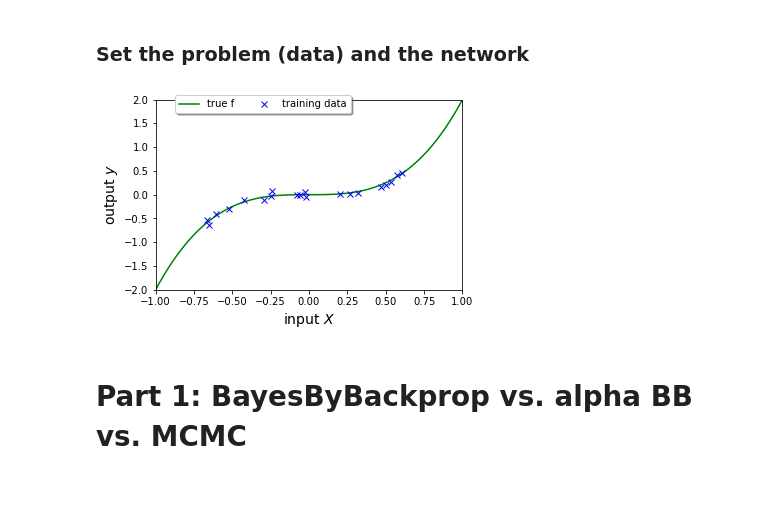
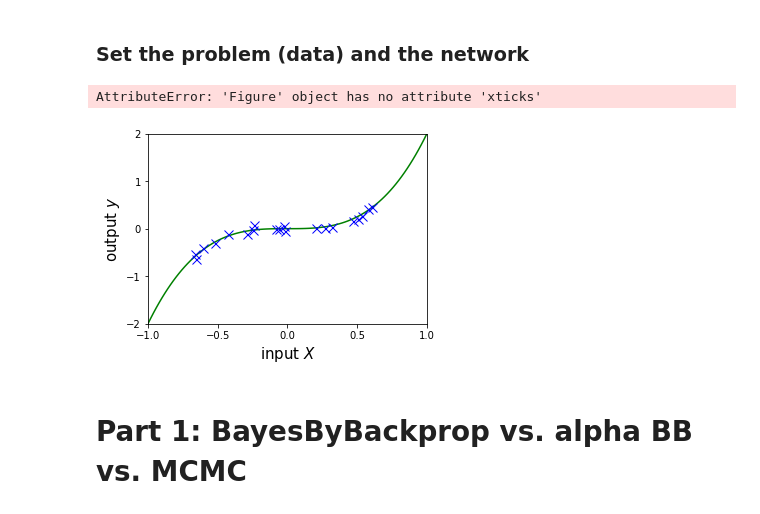
Before and after one commit to AudOlivier/UQ_in_ML, a Jupyter notebook: Cubic_VI.ipynb, the cells around one changed output. Saved outputs shown, nothing was run; the diff lists cells and outputs as text; code cells hidden in the pictures.

Commit message:
Changes to figures for paper

```diff
--- a/Cubic_VI.ipynb
+++ b/Cubic_VI.ipynb
@@ -15,15 +13,16 @@ Using TensorFlow backend.
 # %% [markdown]
 ### Some plotting functions
 # %%
-fontsize = 14
+fontsize = 15
 ylim = (-2, 2); xlim = (-1., 1.)
 set_axis_limits = lambda x: (x.set_ylim(ylim) and x.set_xlim(xlim))
 set_labels = lambda x: (x.set_xlabel(r'input $X$', fontsize=fontsize) and x.set_ylabel(
     r'output $y$', fontsize=fontsize))
 set_yticks = lambda x: x.set_yticks([-2., -1., 0, 1., 2.])
-set_stuff = lambda x: set_labels(x) and set_axis_limits(x) and set_yticks(x)
-kwargs_true_f = {'color': 'green', 'linestyle': '-', 'label': 'true f'}
-kwargs_data = {'color': 'blue', 'linestyle': 'none', 'marker': 'x', 'label': 'training data'}
+set_xticks = lambda x: x.set_xticks([-1., -0.5, 0., 0.5, 1.])
+set_stuff = lambda x: (set_labels(x) and set_axis_limits(x) and set_yticks(x) and set_xticks(x)
+                       and plt.xticks(fontsize=13) and plt.yticks(fontsize=13))
+kwargs_data = {'color': 'blue', 'linestyle': 'none', 'marker': 'x', 'markersize': 9, 'label': 'training data'}
 colors_layers = ['green', 'blue', 'red', 'orange']
 markers_layers = ['o', '+', 'x', 'd', 's', '+']
 # look at uncertainty in terms of std. dev. or 95% interval?
@@ -54,7 +53,7 @@ def plot_convergence_VI(weights_mean, weights_std, weights_to_track):
 def plot_VI_mask(VI_mean, VI_std, fig=None, ax=None):
     from scipy.stats import norm
     if ax is None:
-        fig, ax = plt.subplots(figsize=(18,3.5), ncols=len(VI_mean))
+        fig, ax = plt.subplots(figsize=(18, 3.5), ncols=len(VI_mean))
     for i, (mu, sig) in enumerate(zip(VI_mean, VI_std)):
         for m, s in zip(mu.reshape((-1,)), sig.reshape((-1,))):
             d = norm(loc=m, scale=s)
@@ -104,27 +103,32 @@ def plot_results_vi(reg, ns=10000, stat_to_plot='perc'):
 # %%
 var_n = 0.05 ** 2
 f = lambda x, noisy: 2 * x ** 3 + noisy*np.sqrt(var_n)*np.random.normal(size=x.shape)
 n_data = 20
 xn = np.array([-0.02519606, -0.29152739, -0.60474655, 0.31944225, -0.08100553, -0.24830156, 0.57461577,
                0.50232181, 0.60433894, -0.02046175, 0.53479088, -0.65367602, -0.06110107, 0.46652892,
                -0.66163461, 0.26793157, 0.20481661, -0.24144274, -0.42398829, -0.52080597]).reshape((-1, 1))
 yn = np.array([0.04928457864952569, -0.11915410490457669, -0.405097551770553, 0.029554098140267056,
                -0.013086956159543405, -0.017770100521146612, 0.42280077037504055, 0.1944984572601308,
                0.4534092801344878, -0.05744532400253988, 0.27416952296635494, -0.6450129511010473,
                -0.00434618253501617, 0.16330603887330705, -0.5274704221475347, 0.02189741180766931,
                0.012647796994763167, 0.08367359752673682, -0.10875986459325471,
                -0.2964629150726794]).reshape((-1, 1))
 x_plot = np.linspace(-1, 1, 100).reshape((-1,1))
 y_plot = f(x_plot, False)
 
-fig, ax = plt.subplots(figsize=(5.5,3.5), ncols=1)
-ax.plot(x_plot, y_plot, **kwargs_true_f)
-ax.plot(xn, yn, **kwargs_data)
-set_labels(ax); set_axis_limits(ax)
-plt.legend(loc='upper center', bbox_to_anchor=(0.35, 1.05), ncol=2, fancybox=True, shadow=True)
+fig, ax = plt.subplots(figsize=(5, 3.5), ncols=1)
+ax.plot(x_plot, y_plot, **{'color': 'green', 'linestyle': '-', 'label': 'data generating function'})
+ax.plot(xn, yn, color='blue', linestyle='none', marker='x', markersize=9, label='noisy training data')
+set_stuff(ax)
+ax.grid(True)
+ax.set_title('Extrapolation 1D example', fontsize=16)
+#plt.legend(loc='upper center', bbox_to_anchor=(0.5, 1.25), ncol=2, fancybox=True, shadow=True, fontsize=14)
+plt.legend(fontsize=13, loc='lower right')
+#plt.savefig('cubic_true_f.pdf', bbox_inches='tight')
 plt.show()
 # %% [output]
+AttributeError: 'Figure' object has no attribute 'xticks'
-[figure, old version]
+[figure, new version]
 # %%
 nn = {'input_dim': 1,
       'output_dim': 1,
```
Also changed, not shown: parts of 14 cells of this notebook, 6 other files.
